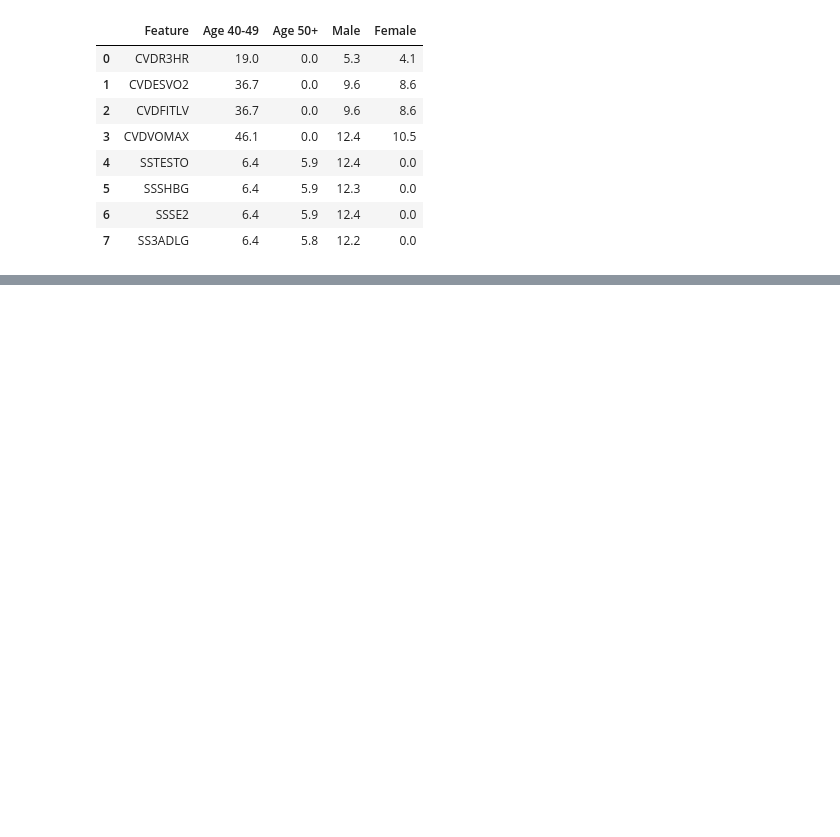
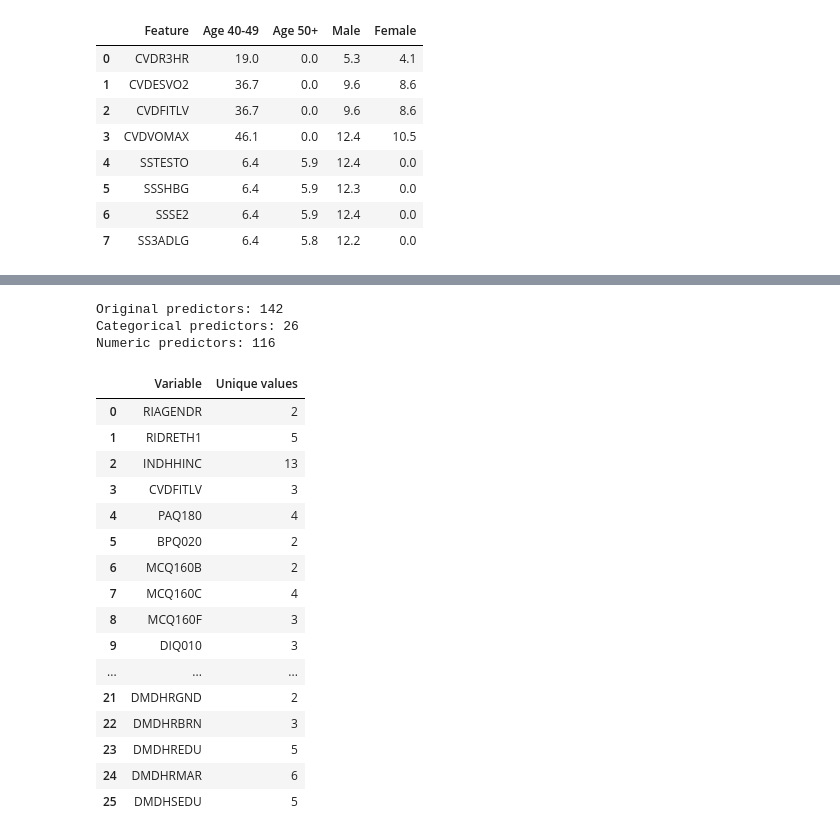
Before and after one commit to Evode-Manirahari/nhanes-cardiovascular-ml, a Jupyter notebook: notebooks/03_onehot_baseline_cv.ipynb, the cells around one changed output, grey strips where cells are left out. Cells and saved outputs as stored; diff of their text form; code cells hidden in the pictures; blank space fills up the shorter version.

```diff
--- a/notebooks/03_onehot_baseline_cv.ipynb
+++ b/notebooks/03_onehot_baseline_cv.ipynb
@@ -2583,0 +2618,53 @@ Percentage with observed measurements:
+# %%
+import pandas as pd
+
+print("Original predictors:", X_all.shape[1])
+
+if "categorical_all" in globals():
+
+    categorical = [
+        c for c in categorical_all
+        if c in X_all.columns
+    ]
+
+    numeric = [
+        c for c in X_all.columns
+        if c not in categorical
+    ]
+
+    print("Categorical predictors:", len(categorical))
+    print("Numeric predictors:", len(numeric))
+
+    audit = pd.DataFrame({
+        "Variable": categorical,
+        "Unique values": [
+            X_all[c].nunique(dropna=True)
+            for c in categorical
+        ]
+    })
+
+    display(audit)
+
+else:
+    print("categorical_all has not been created yet.")
+# %% [output]
+Original predictors: 142
+Categorical predictors: 26
+Numeric predictors: 116
+|  | Variable | Unique values |
+| 0 | RIAGENDR | 2 |
+| 1 | RIDRETH1 | 5 |
+| 2 | INDHHINC | 13 |
+| 3 | CVDFITLV | 3 |
+| 4 | PAQ180 | 4 |
+| 5 | BPQ020 | 2 |
+| 6 | MCQ160B | 2 |
+| 7 | MCQ160C | 4 |
+| 8 | MCQ160F | 3 |
+| 9 | DIQ010 | 3 |
+| ... | ... | ... |
+| 21 | DMDHRGND | 2 |
+| 22 | DMDHRBRN | 3 |
+| 23 | DMDHREDU | 5 |
+| 24 | DMDHRMAR | 6 |
+| 25 | DMDHSEDU | 5 |
```
Also changed, not shown: parts of 12 cells of this notebook, 5 other files.
